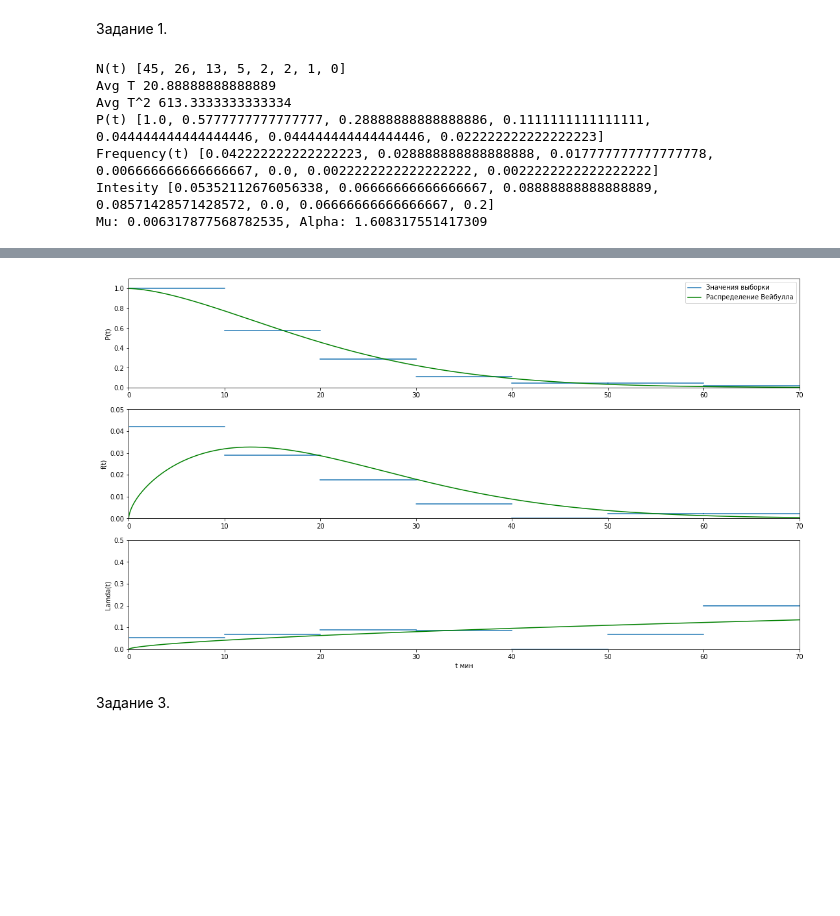
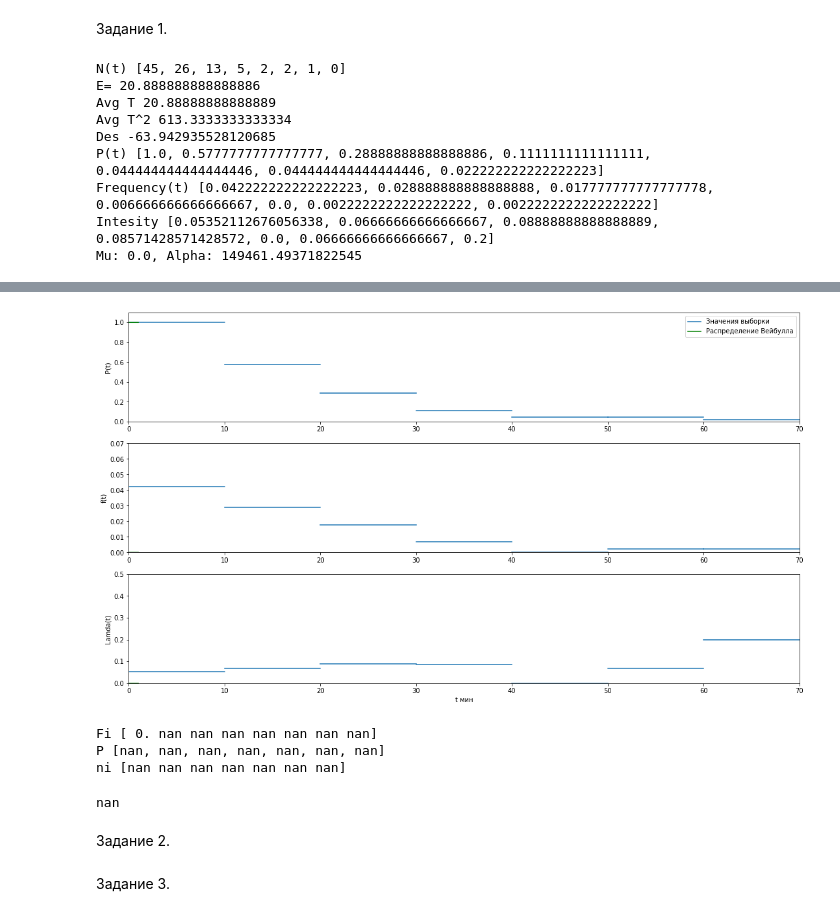
Before and after one commit to 381706-2GuschinAlexander/Reliability-engineering, a Jupyter notebook: note.ipynb, the cells around one changed output, grey strips where cells are left out. Drawn from its saved outputs; the diff is of its cells as text; code cells hidden in the pictures; blank space fills up the shorter version.

```diff
--- a/note.ipynb
+++ b/note.ipynb
@@ -15,6 +15,10 @@ Exp_P = lambda la, t: np.e**(-la*t)
 
 Phi = lambda x: erf(x/2**0.5)/2
 
+J = lambda d : (np.pi * d**4) / 32
+
+Wr = lambda d :(np.pi * d**3) / 16
+
 def mystep(x,y, ax=None, where='post', **kwargs):
     assert where in ['post', 'pre']
     x = np.array(x)
@@ -25,6 +29,24 @@ def mystep(x,y, ax=None, where='post', **kwargs):
     Y = np.c_[y_slice, y_slice, np.zeros_like(x[:-1])*np.nan]
     if not ax: ax=plt.gca()
     return ax.plot(X.flatten(), Y.flatten(), **kwargs)
+
+def Xi(borders, freq, N, alpha, mu):
+    get_P  = lambda t : (np.e**(-mu*t**alpha))
+    l = len(borders)
+    Phi_list = 1 - get_P(np.array(x))
+    P=[0]*(l-1)
+    for i in range(l-1):
+        P[i]=Phi_list[i+1]-Phi_list[i]
+    ni = N * np.array(P)
+    print("Fi", Phi_list)
+    print("P", P)
+    print("ni", ni)
+    return (((np.array(freq) - ni)**2)/ni)
+
+def D(x, t, N):
+    E = (x*t/N).sum()
+    print("E=", E)
+    return (t*(x**2)).sum()/N - E**2
 # %% [markdown]
 Задание 1.
 # %%
@@ -46,10 +68,13 @@ ax[2].set_xlabel("t мин")
 x = [0, 10, 20, 30, 40 , 50, 60, 70]
 
 mean  = (np.array([0] + failture_t) * np.array(x)).sum()/N
+
 mean2 = (np.array([0] + failture_t) * (np.array(x)**2)).sum()/N
+
+Dis = D(np.array(x), np.array([0]+failture_t), N)
 print("Avg T", mean)
 print("Avg T^2", mean2)
-
+print("Des", Dis)
 #print(np.array([0] + failture_t) * np.array(x), np.array([0] + failture_t) * (np.array(x)**2))
 P = [1]*length
 for i in range(length):
@@ -74,16 +99,21 @@ ax[0].set_ylim(0, 1.1)
 ax[1].set_ylabel("f(t)")
 #ax[1].step(x, [freq[0]] + freq, linewidth=2.5)
 mystep(x,   freq + [0], ax=ax[1])
-ax[1].set_ylim(0, 0.05)
+ax[1].set_ylim(0, 0.07)
 
 ax[2].set_ylabel("Lamda(t)")
 #ax[2].step(x, [la[0]] + la, linewidth=2.5)
 mystep(x,   la + [0], ax=ax[2])
 ax[2].set_ylim(0, 0.5)
 
-alpha = fsolve(lambda alp: mean2/mean**2 - gamma(1 + 2/alp)/(gamma(1 + 1/alp)**2), 1)[0]
+alpha = fsolve(lambda alp: Dis/mean**2 - gamma(1 + 2/alp)/(gamma(1 + 1/alp))**2 + 1, 1)[0]
 lamb = mean / gamma(1 + 1/alpha)
 mu = (1/lamb)**(alpha)
+
+
+
+
+
 print("Mu: {}, Alpha: {}".format(mu, alpha))
 get_f  = lambda t : (np.e**(-mu*t**alpha))*mu*alpha*t**(alpha-1)
 get_P  = lambda t : (np.e**(-mu*t**alpha))
@@ -96,11 +126,15 @@ ax[2].plot(weib_x, get_la(weib_x), "g")
 ax[0].legend(loc='upper right')
 
 plt.show()
+
+Xi(x, failture_t, N, alpha, mu).sum()
 # %% [output]
 N(t) [45, 26, 13, 5, 2, 2, 1, 0]
+E= 20.888888888888886
 Avg T 20.88888888888889
 Avg T^2 613.3333333333334
+Des -63.942935528120685
 P(t) [1.0, 0.5777777777777777, 0.28888888888888886, 0.1111111111111111, 0.044444444444444446, 0.044444444444444446, 0.022222222222222223]
 Frequency(t) [0.042222222222222223, 0.028888888888888888, 0.017777777777777778, 0.006666666666666667, 0.0, 0.0022222222222222222, 0.0022222222222222222]
 Intesity [0.05352112676056338, 0.06666666666666667, 0.08888888888888889, 0.08571428571428572, 0.0, 0.06666666666666667, 0.2]
-Mu: 0.006317877568782535, Alpha: 1.608317551417309
+Mu: 0.0, Alpha: 149461.49371822545
@@ -107,4 +142,10 @@ Mu: 0.006317877568782535, Alpha: 1.608317551417309
-[figure, old version]
+[figure, new version]
+Fi [ 0. nan nan nan nan nan nan nan]
+P [nan, nan, nan, nan, nan, nan, nan]
+ni [nan nan nan nan nan nan nan]
+nan
+# %% [markdown]
+Задание 2.
 # %% [markdown]
 Задание 3.
 # %%
```
Also changed, not shown: parts of 3 cells of this notebook.
